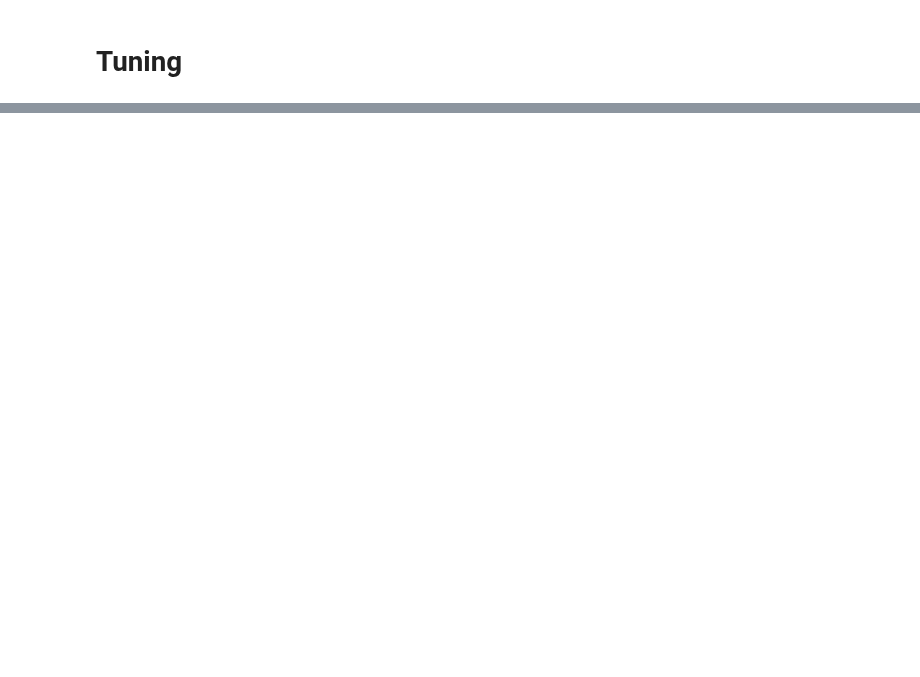
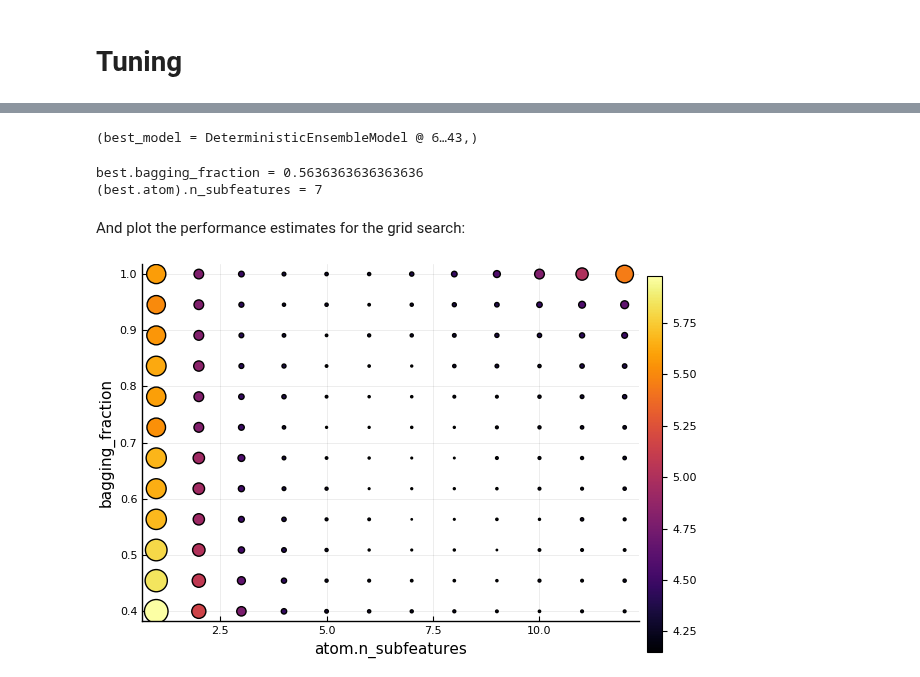
Before and after one commit to JuliaAI/MLJ.jl, a Jupyter notebook: examples/random_forest.ipynb, the cells around one changed output, grey strips where cells are left out. Saved outputs shown, nothing was run; the diff lists cells and outputs as text; code cells hidden in the pictures; blank space fills up the shorter version.

```diff
--- a/examples/random_forest.ipynb
+++ b/examples/random_forest.ipynb
@@ -78,10 +105,2 @@ plot(curves.parameter_values, curves.measurements)
 # %% [markdown]
 # Tuning
-# %%
-forest.n = 200
-
-
-## DEFINE A TUNING GRID
-
-# inspect the nested hyperparameters of our composite model:
-params(forest)
@@ -126,0 +131,3 @@ MLJ.DeterministicTunedModel(model = DeterministicEnsembleModel @ 7…04,
+# %%
+nested_ranges = (atom=(n_subfeatures=r1,),
+                 bagging_fraction=r2)
@@ -126,0 +139,6 @@ MLJ.DeterministicTunedModel(model = DeterministicEnsembleModel @ 7…04,
+# %%
+tuned_forest = TunedModel(model=forest,
+                          tuning=Grid(resolution=12),
+                          resampling=CV(nfolds=6),
+                          nested_ranges=nested_ranges,
+                          measure=rms)
@@ -146,13 +190,0 @@ Iterating over an 144-point grid: 100%[=========================] Time: 0:01:21
-# %%
-# Note that `evaluate!` has fitted `tuned_forest` on the training data
-# (80% of all data), which means tuning the underlying `forest` (in
-# this case using cross-validation) and then retraining `forest` on
-# the full training data.
-
-# We can view the optimal `forest` parameters:
-fitted_params(mach)
-fitted_params(mach).best_model
-
-
-# And plot the performance estimates for the grid search:
-@suppress heatmap(mach)
@@ -160,0 +197,17 @@ fitted_params(mach).best_model
+# %%
+fitted_params(mach)
+# %% [output]
+(best_model = DeterministicEnsembleModel @ 6…43,)
+# %%
+best = fitted_params(mach).best_model
+@show best.bagging_fraction
+@show best.atom.n_subfeatures;
+# %% [output]
+best.bagging_fraction = 0.5636363636363636
+(best.atom).n_subfeatures = 7
+# %% [markdown]
+And plot the performance estimates for the grid search:
+# %%
+@suppress plot(mach)
+# %% [output]
+[figure, added]
```
Also changed, not shown: parts of 37 cells of this notebook, 1 other file.
